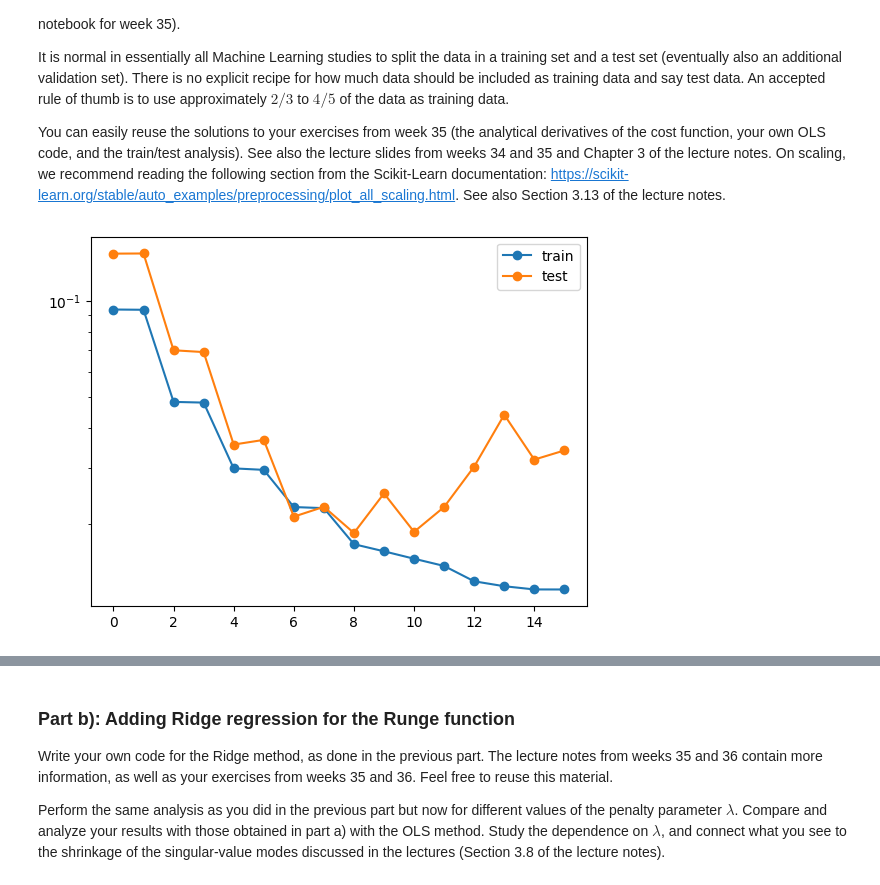
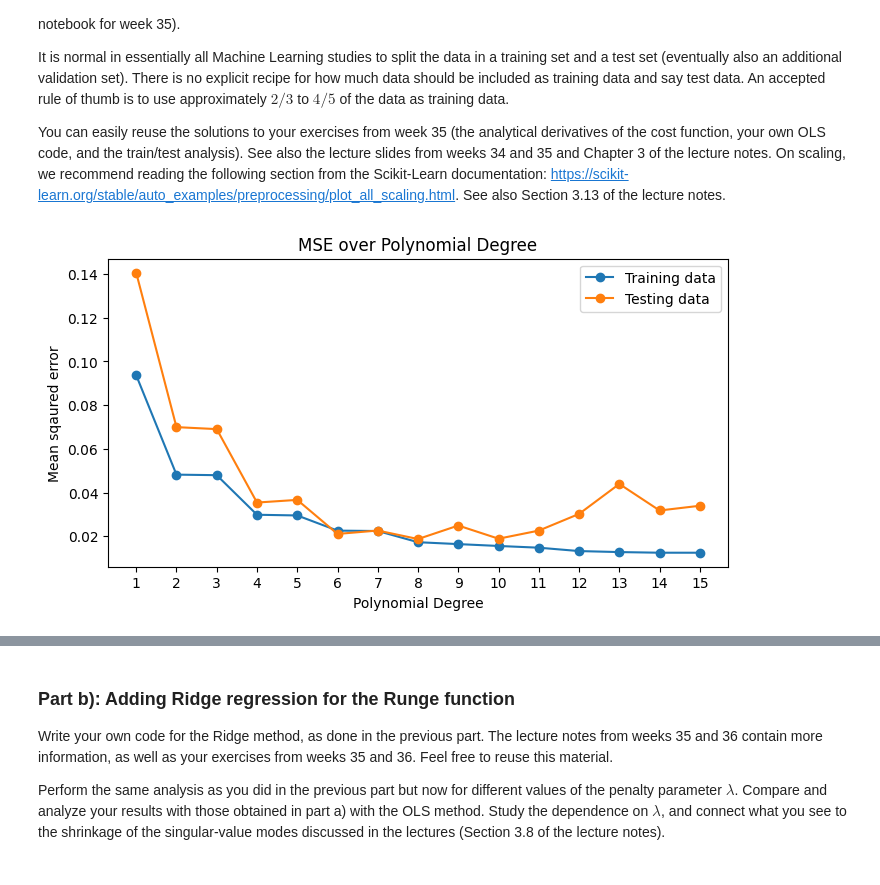
Before and after one commit to nillescorner/FYS-STK4155-Group, a Jupyter notebook: Project_1/Project1.ipynb, the cells around one changed output, grey strips where cells are left out. Saved outputs shown, nothing was run; the diff lists cells and outputs as text; code cells hidden in the pictures.

Commit message:
Part a without scaling

```diff
--- a/Project_1/Project1.ipynb
+++ b/Project_1/Project1.ipynb
@@ -191,23 +191,92 @@ See also Section 3.13 of the lecture notes.
 # %%
 # Your code for part a) here
 
+''' Skeleton code for scaling
 
-def ols(x,y,maxdegree=16, seed = 2026):
+"""Functions of centering data"""
+def scaler_ols_train(X_train,y_train):
+    X_mean, X_std = X_train.mean(axis=0), X_train.std(axis=0)
+    y_mean = y_train.mean()
+    X_norm = (X_train - X_mean) / X_std
+    y_centered = y_train - y_mean
+    return X_mean, X_std, y_mean, X_norm, y_centered
+
+def scaler_ols_test(X_test,y_test,X_train_mean, X_train_std, y_train_mean):
+    X_norm = (X_test - X_train_mean) / X_train_std
+    y_centered = y_test - y_train_mean
+    return X_norm, y_centered
+
+def ols(x,y, n = 100, maxdegree=16, noise = 0.1, seed = 2026):
+    """OLS Regression analysis """
     mse_train = []; mse_test = []
+    r2_train = [];  r2_test = []
     for deg in range(maxdegree):
+        X = design_matrix(x,degree=deg, intercept=False)
+        X_train, X_test, y_train, y_test = train_test_split(X,y, test_size=0.2, random_state=seed)
+
+        X_train_mean, X_train_std, y_train_mean, X_train_norm, y_train_centered = scaler_ols_train(X_train,y_train)
+        X_test_norm, y_test_centered = scaler_ols_test(X_test,y_test, X_train_mean, X_train_std, y_train_mean)
+
+        theta_ols = np.linalg.pinv(X_train_norm.T @ X_train_norm) @ X_train_norm.T @ y_train_centered
+
+        y_train_predict = X_train_norm @ theta_ols
+        y_test_predict = X_test_norm @ theta_ols
+        mse_train.append(mean_squared_error(y_train,y_train_predict))
+        mse_test.append(mean_squared_error(y_test,y_test_predict))
+    return mse_train, mse_test
+'''
+
+
+def ols(x,y, n = 100,mindeg = 1, maxdegree=16, noise = 0.1, seed = 2026):
+    """OLS Regression analysis """
+    mse_train, mse_test = [], []
+    r2_train, r2_test = [], []
+
+    for deg in range(mindeg,maxdegree):
         X = design_matrix(x,degree=deg)
         X_train, X_test, y_train, y_test = train_test_split(X,y, test_size=0.2, random_state=seed)
+
         theta_ols = np.linalg.pinv(X_train.T @ X_train) @ X_train.T @ y_train
         y_train_predict = X_train @ theta_ols
         y_test_predict = X_test @ theta_ols
         mse_train.append(mean_squared_error(y_train,y_train_predict))
         mse_test.append(mean_squared_error(y_test,y_test_predict))
-    return mse_train, mse_test
 
-mse_train, mse_test = ols(x,y)
-plt.plot(range(16), mse_train, 'o-',label='train')
-plt.plot(range(16),mse_test, 'o-',label='test')
-plt.legend()
-plt.yscale('log')
+        r2_train.append(r2_score(y_train,y_train_predict))
+        r2_test.append(r2_score(y_test,y_test_predict))
+    return mse_train, mse_test, r2_train, r2_test, theta_ols
+
+mse_train, mse_test, r2_train, r2_test, theta_OLS = ols(x,y)
+x_axis = np.arange(1,16)
+
+
+fig, ax = plt.subplots(figsize=(8,4))
+ax.set_title('MSE over Polynomial Degree')
+ax.plot(x_axis, mse_train, 'o-',label='Training data')
+ax.plot(x_axis,mse_test, 'o-',label='Testing data')
+ax.set_xlabel('Polynomial Degree')
+ax.set_ylabel('Mean sqaured error')
+ax.set_xticks(x_axis)
+ax.legend()
+plt.show()
+
+fig, ax = plt.subplots(figsize=(8,4))
+ax.set_title('R2 over Polynomial Degree')
+ax.plot(x_axis, r2_train, 'o-',label='Training data')
+ax.plot(x_axis,r2_test, 'o-',label='Testing data')
+ax.set_xlabel('Polynomial Degree')
+ax.set_ylabel('R2 Score')
+ax.set_xticks(x_axis)
+ax.legend()
+plt.show()
+
+fig, ax = plt.subplots(figsize=(8,4))
+ax.set_title(r'$\theta$ over Polynomial Degree')
+ax.plot(x_axis, theta_OLS[1:], 'o-')
+ax.set_xlabel('Polynomial Degree')
+ax.set_ylabel(r'$\theta$')
+ax.set_xticks(x_axis)
+
+plt.show()
 # %% [output]
-[figure, old version]
+[figure, new version]
```
Also changed, not shown: parts of 1 cell of this notebook.
